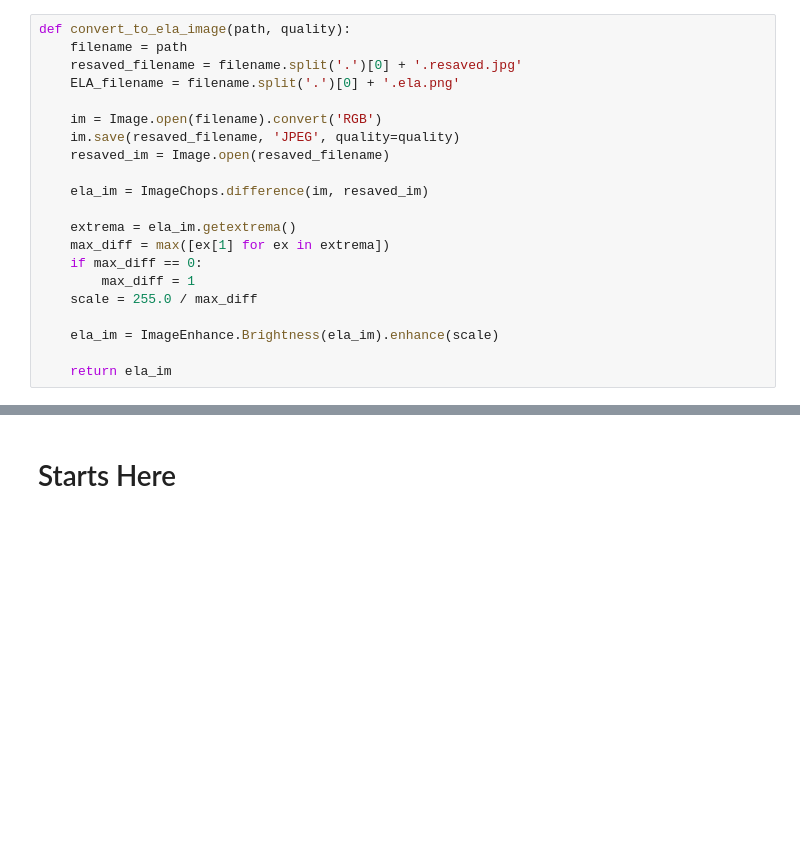
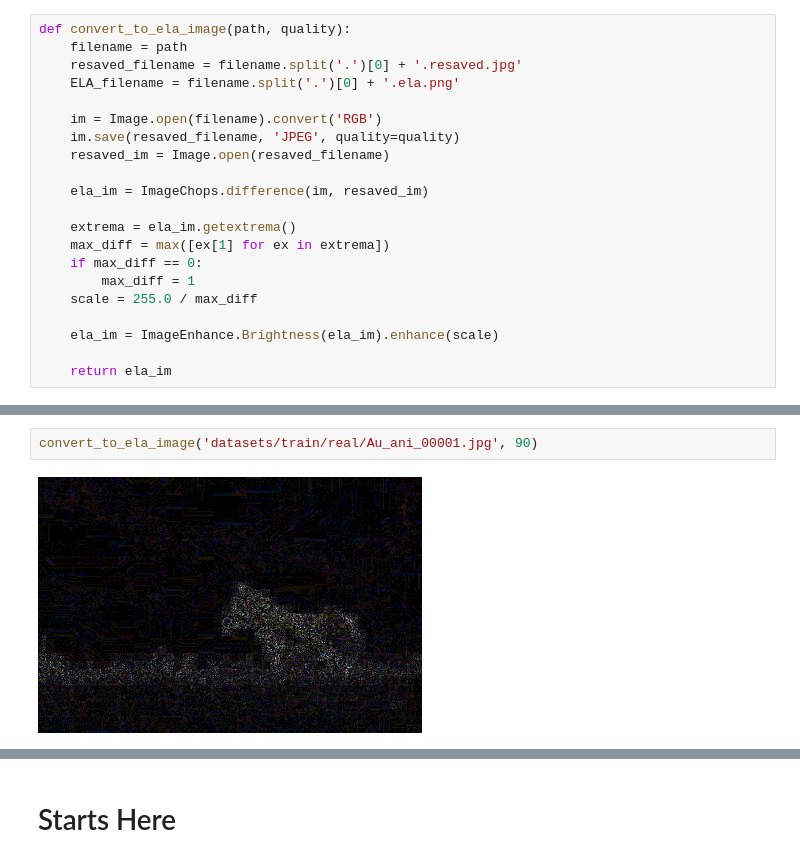
Before and after one commit to agusgun/FakeImageDetector, a Jupyter notebook: Fake Image Detector - ELA - 7 With Early Stopping.ipynb, the cells around one changed output, grey strips where cells are left out. Cells and saved outputs as stored; diff of their text form; blank space fills up the shorter version.

```diff
--- a/Fake Image Detector - ELA - 7 With Early Stopping.ipynb
+++ b/Fake Image Detector - ELA - 7 With Early Stopping.ipynb
@@ -54,0 +59,4 @@ def convert_to_ela_image(path, quality):
+# %%
+convert_to_ela_image('datasets/train/real/Au_ani_00001.jpg', 90)
+# %% [output]
+[figure, added]
```
Also changed, not shown: parts of 4 cells of this notebook, 10 other files.
